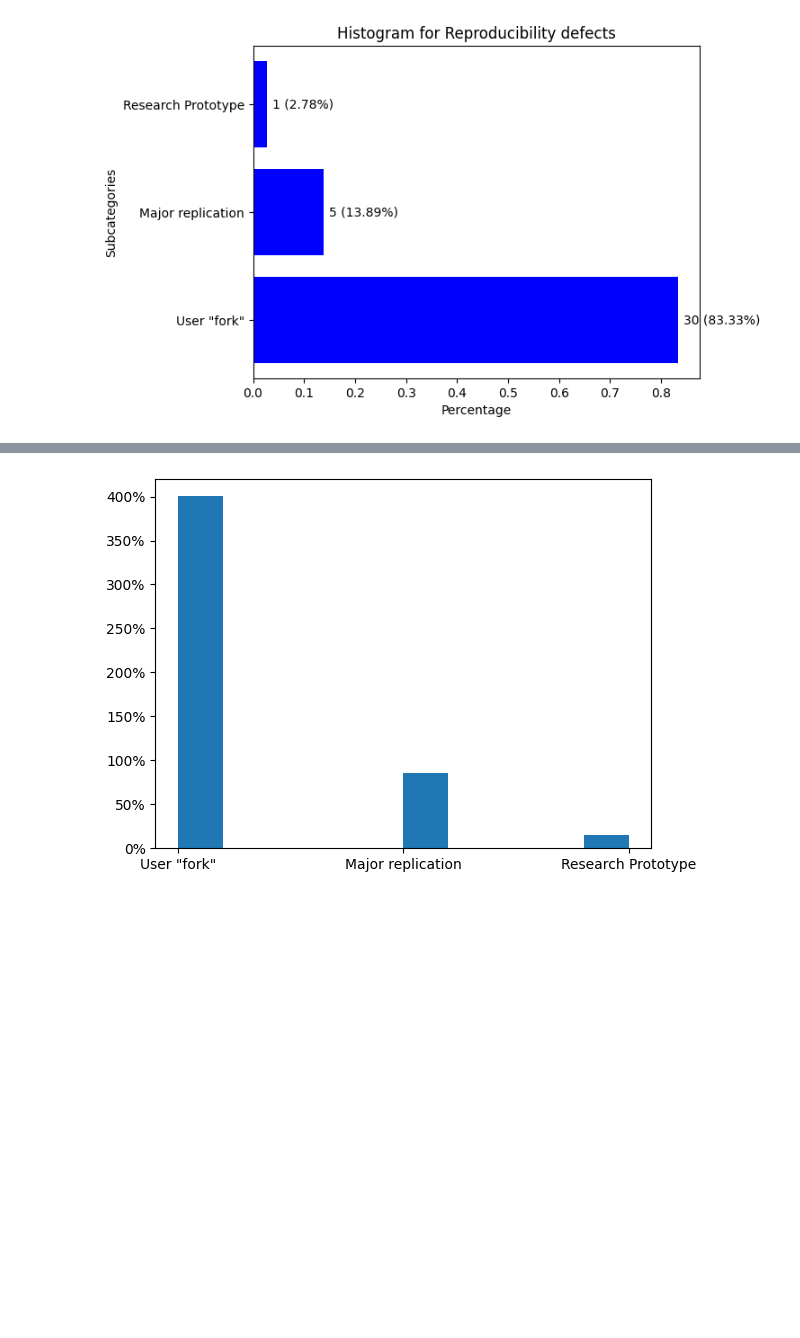
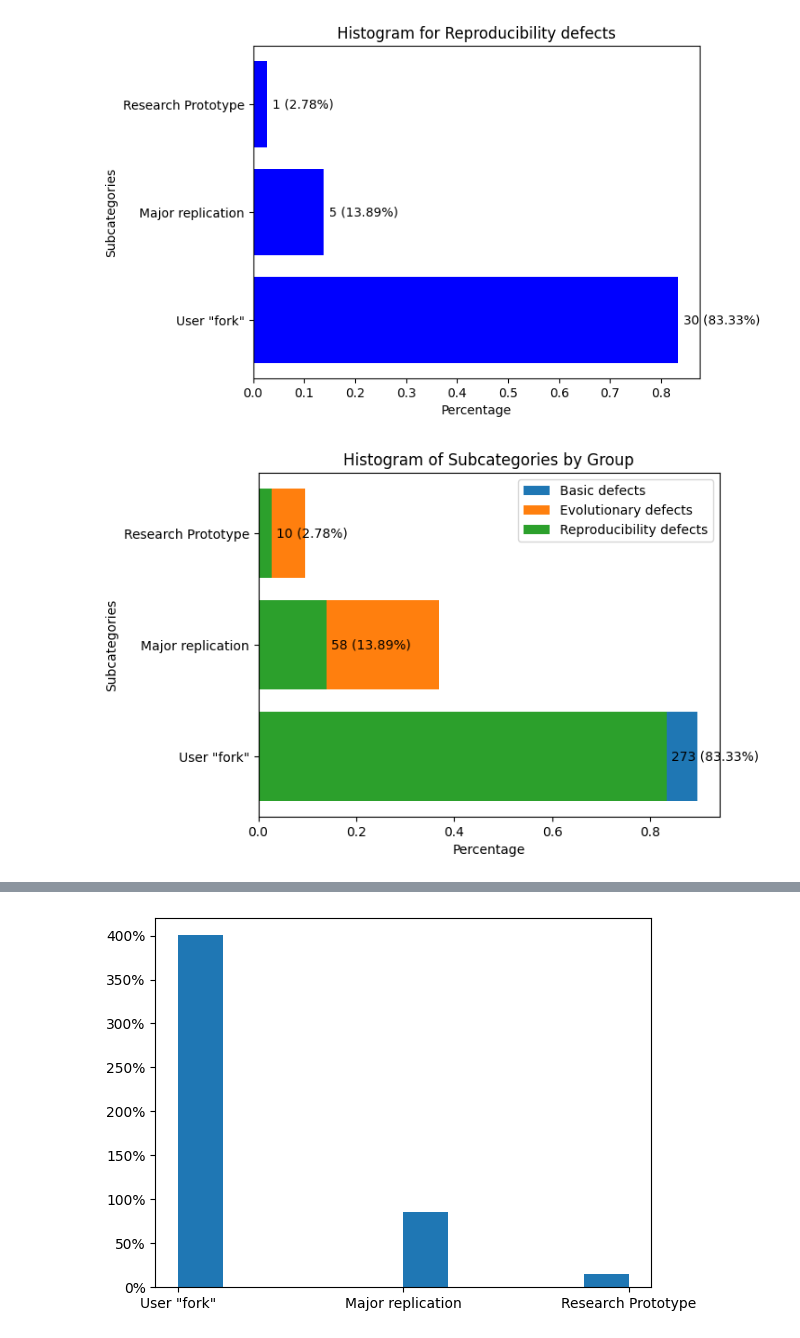
Before and after one commit to Wenxin-Jiang/EMSE-CVReengineering-Artifact, a Jupyter notebook: bug-study/plots.ipynb, the cells around one changed output, grey strips where cells are left out. Drawn from its saved outputs; the diff is of its cells as text; code cells hidden in the pictures; blank space fills up the shorter version.

Commit message:
update plot.py

```diff
--- a/bug-study/plots.ipynb
+++ b/bug-study/plots.ipynb
@@ -114,3 +115,36 @@ for group_val in group_vals:
 [figure]
 [figure]
 [figure]
+# %%
+group_vals = df[group_col].unique()
+
+# Set up the figure
+fig, ax = plt.subplots()
+
+# Plot a separate histogram for each group value
+for group_val in group_vals:
+    # Filter the data for the current group value
+    group_data = df[df[group_col] == group_val]
+
+    # Calculate the percentage of each subcategory in the main column
+    subcat_perc = group_data[main_col].value_counts(normalize=True)
+
+    # Plot the histogram
+    ax.barh(subcat_perc.index, subcat_perc.values, label=group_val)
+
+# Add labels and legend
+ax.set_title("Histogram of Subcategories by Group")
+ax.set_xlabel("Percentage")
+ax.set_ylabel("Subcategories")
+ax.legend()
+
+# Add data labels for each subcategory
+for i, v in enumerate(subcat_perc.values):
+    subcat = subcat_perc.index[i]
+    count = df[main_col].value_counts()[subcat]
+    percent = round(v * 100, 2)
+    ax.text(v + 0.01, i, f"{count} ({percent}%)", va='center')
+
+plt.show()
+# %% [output]
+[figure, added]
```
Also changed, not shown: parts of 6 cells of this notebook, 1 other file.
